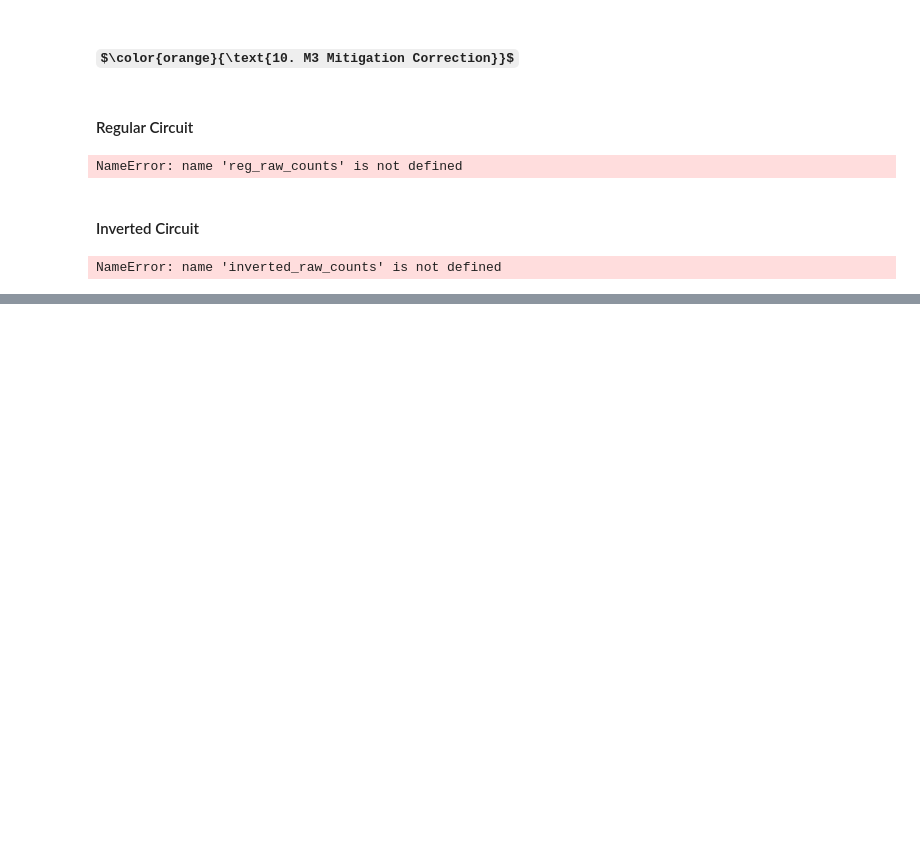
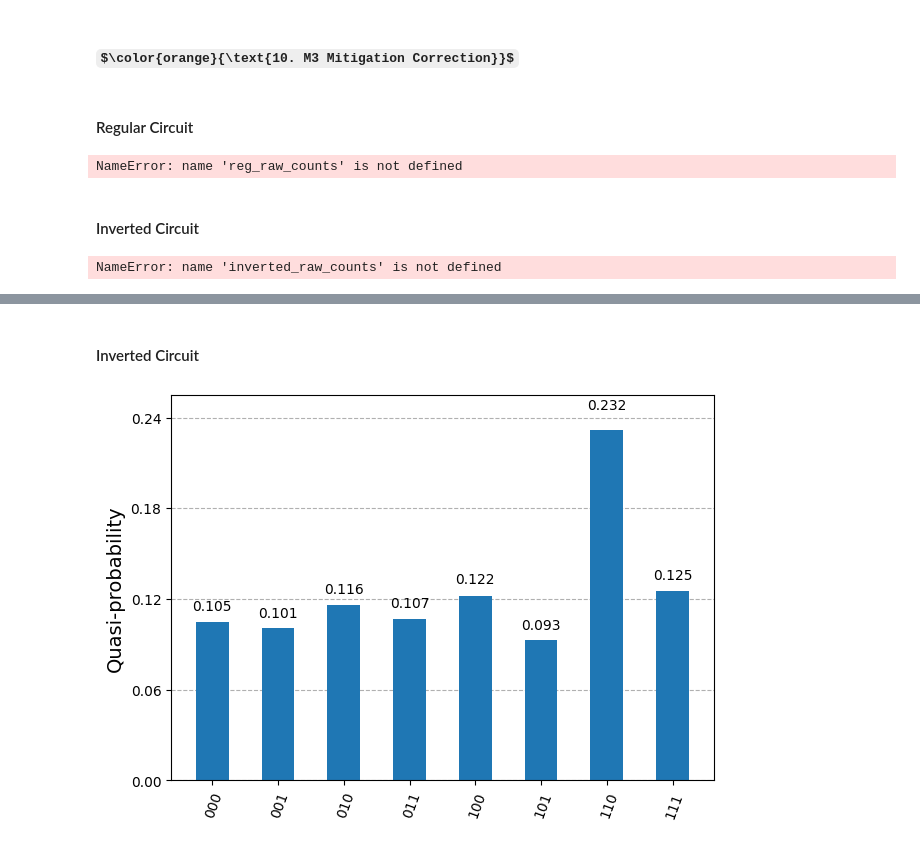
Before and after one commit to TheBarzani/vcgc, a Jupyter notebook: ibm_quantum_bias_check.ipynb, the cells around one changed output, grey strips where cells are left out. Drawn from its saved outputs; the diff is of its cells as text; code cells hidden in the pictures; some formulas as TeX source; blank space fills up the shorter version.

```diff
--- a/ibm_quantum_bias_check.ipynb
+++ b/ibm_quantum_bias_check.ipynb
@@ -333,0 +448,8 @@ NameError: name 'inverted_raw_counts' is not defined
+# %% [markdown]
+#### Inverted Circuit
+# %%
+inverted_raw_counts = result[1].data.c.get_counts()
+counts = process_counts(inverted_raw_counts)
+plot_distribution(counts)
+# %% [output]
+[figure, added]
```
Also changed, not shown: parts of 8 cells of this notebook.
